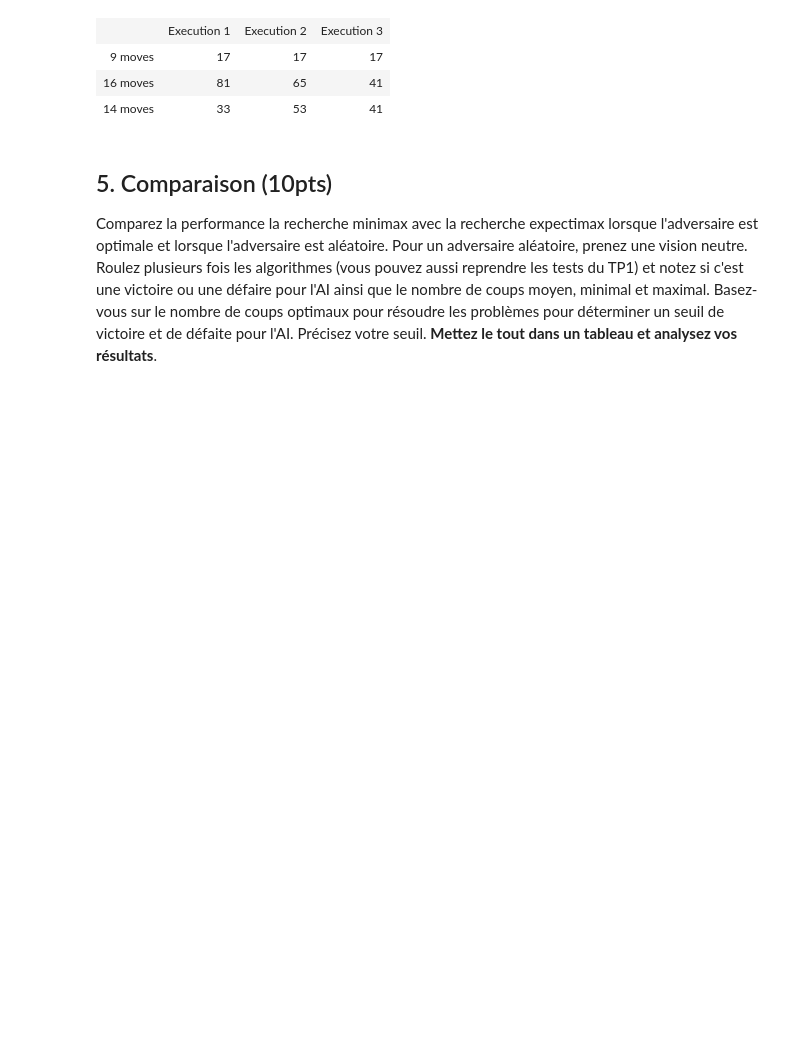
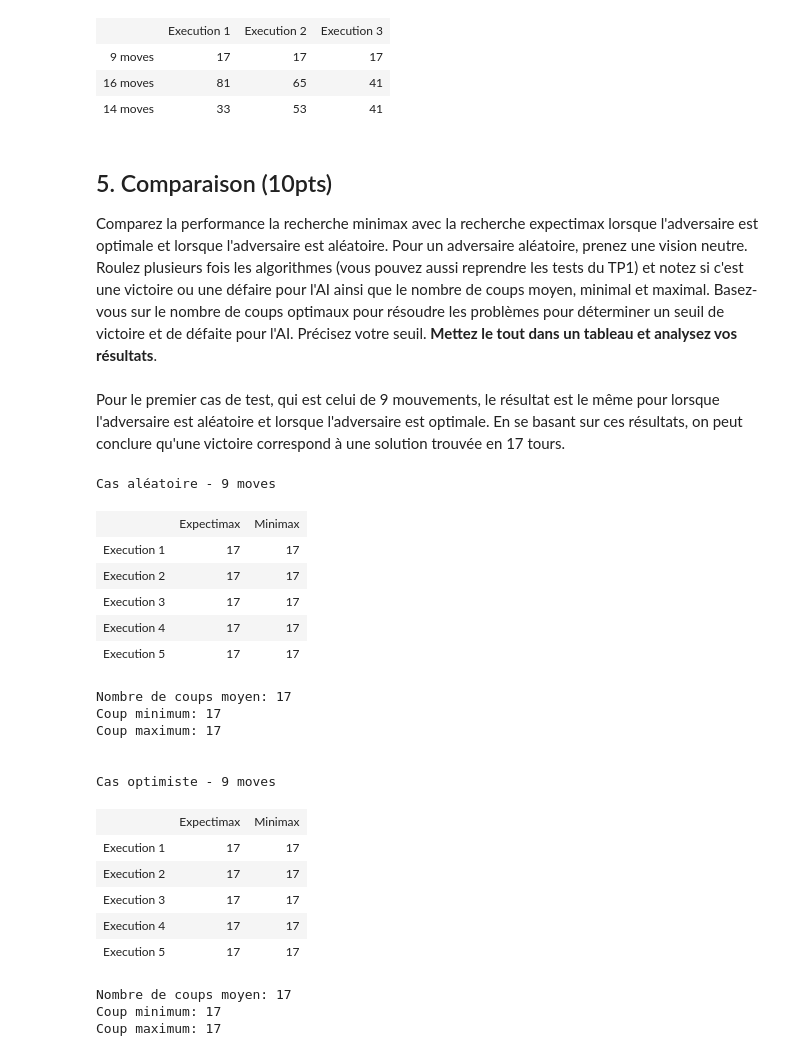
Before and after one commit to MAliElakhrass/INF8215, a Jupyter notebook: TP2/TP2_INF8215.ipynb, the cells around one changed output. Drawn from its saved outputs; the diff is of its cells as text; code cells hidden in the pictures; blank space fills up the shorter version.

```diff
--- a/TP2/TP2_INF8215.ipynb
+++ b/TP2/TP2_INF8215.ipynb
@@ -1153,3 +1155,58 @@ Cas pessimiste
 # %% [markdown]
 ## 5. Comparaison (10pts)
 Comparez la performance la recherche minimax avec la recherche expectimax lorsque l'adversaire est optimale et lorsque l'adversaire est aléatoire. Pour un adversaire aléatoire, prenez une vision neutre. Roulez plusieurs fois les algorithmes (vous pouvez aussi reprendre les tests du TP1) et notez si c'est une victoire ou une défaire pour l'AI ainsi que le nombre de coups moyen, minimal et maximal. Basez-vous sur le nombre de coups optimaux pour résoudre les problèmes pour déterminer un seuil de victoire et de défaite pour l'AI. Précisez votre seuil. **Mettez le tout dans un tableau et analysez vos résultats**.
+# %% [markdown]
+Pour le premier cas de test, qui est celui de 9 mouvements, le résultat est le même pour lorsque l'adversaire est aléatoire et lorsque l'adversaire est optimale. En se basant sur ces résultats, on peut conclure qu'une victoire correspond à une solution trouvée en 17 tours.
+# %%
+print("Cas aléatoire - 9 moves")
+
+table = [["", "Expectimax", "Minimax"],
+         ["Execution 1", 17, 17],
+         ["Execution 2", 17, 17],
+         ["Execution 3", 17, 17],
+         ["Execution 4", 17, 17],
+         ["Execution 5", 17, 17]]
+
+display(HTML(tabulate.tabulate(table, tablefmt='html')))
+
+print("Nombre de coups moyen: 17")
+print("Coup minimum: 17")
+print("Coup maximum: 17")
+
+print("\n\nCas optimiste - 9 moves")
+
+table2 = [["", "Expectimax", "Minimax"],
+         ["Execution 1", 17, 17],
+         ["Execution 2", 17, 17],
+         ["Execution 3", 17, 17],
+         ["Execution 4", 17, 17],
+         ["Execution 5", 17, 17]]
+
+display(HTML(tabulate.tabulate(table2, tablefmt='html')))
+
+print("Nombre de coups moyen: 17")
+print("Coup minimum: 17")
+print("Coup maximum: 17")
+# %% [output]
+Cas aléatoire - 9 moves
+|  | Expectimax | Minimax |
+| Execution 1 | 17 | 17 |
+| Execution 2 | 17 | 17 |
+| Execution 3 | 17 | 17 |
+| Execution 4 | 17 | 17 |
+| Execution 5 | 17 | 17 |
+Nombre de coups moyen: 17
+Coup minimum: 17
+Coup maximum: 17
+
+
+Cas optimiste - 9 moves
+|  | Expectimax | Minimax |
+| Execution 1 | 17 | 17 |
+| Execution 2 | 17 | 17 |
+| Execution 3 | 17 | 17 |
+| Execution 4 | 17 | 17 |
+| Execution 5 | 17 | 17 |
+Nombre de coups moyen: 17
+Coup minimum: 17
+Coup maximum: 17
```
Also changed, not shown: parts of 5 cells of this notebook, 1 other file.
